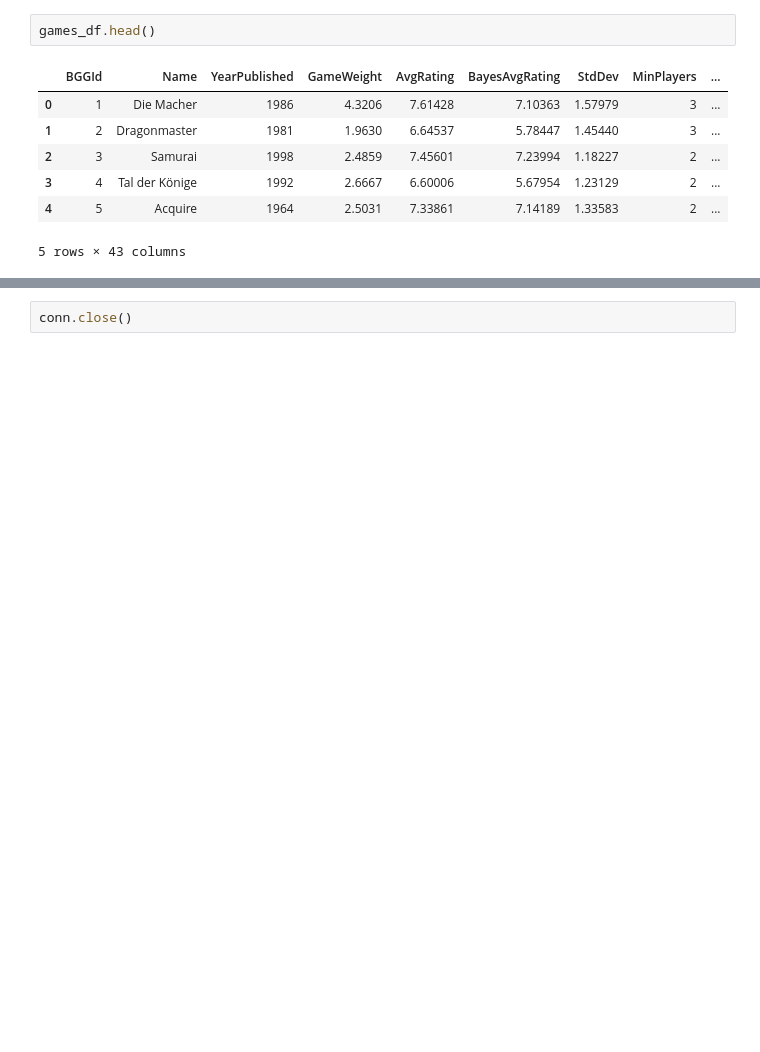
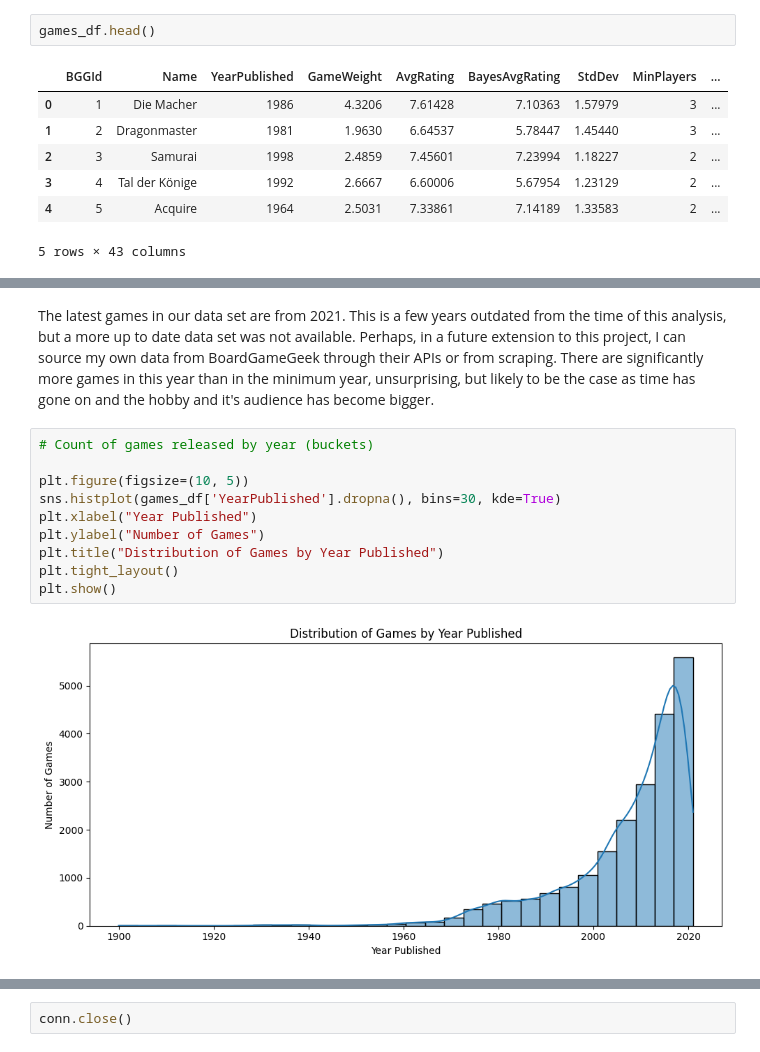
Before and after one commit to AlexBeaty/BoardGameGeekAnalysis, a Jupyter notebook: notebooks/exploration/BoardGameGeekExploration.ipynb, the cells around one changed output, grey strips where cells are left out. Saved outputs shown, nothing was run; the diff lists cells and outputs as text; blank space fills up the shorter version.

Commit message:
continued initial analysis of dataset

```diff
--- a/notebooks/exploration/BoardGameGeekExploration.ipynb
+++ b/notebooks/exploration/BoardGameGeekExploration.ipynb
@@ -70,0 +122,15 @@ games_df.head()
+# %% [markdown]
+The latest games in our data set are from 2021. This is a few years outdated from the time of this analysis, but a more up to date data set was not available. Perhaps, in a future extension to this project, I can source my own data from BoardGameGeek through their APIs or from scraping.
+There are significantly more games in this year than in the minimum year, unsurprising, but likely to be the case as time has gone on and the hobby and it's audience has become bigger.
+# %%
+# Count of games released by year (buckets)
+
+plt.figure(figsize=(10, 5))
+sns.histplot(games_df['YearPublished'].dropna(), bins=30, kde=True)
+plt.xlabel("Year Published")
+plt.ylabel("Number of Games")
+plt.title("Distribution of Games by Year Published")
+plt.tight_layout()
+plt.show()
+# %% [output]
+[figure, added]
```
Also changed, not shown: parts of 17 cells of this notebook.
